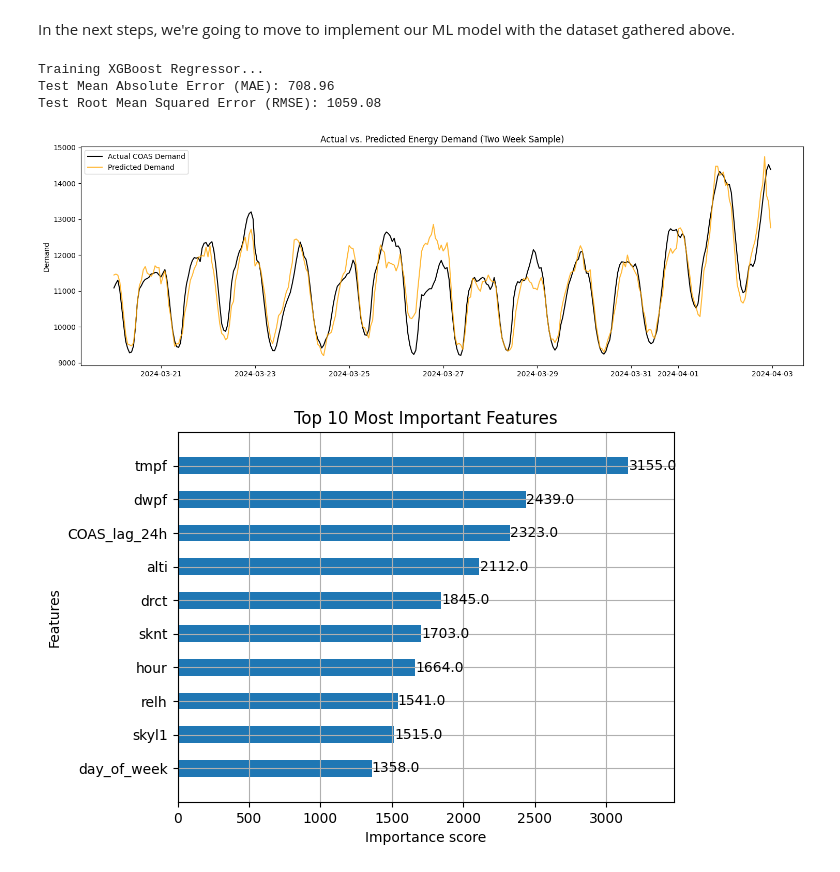
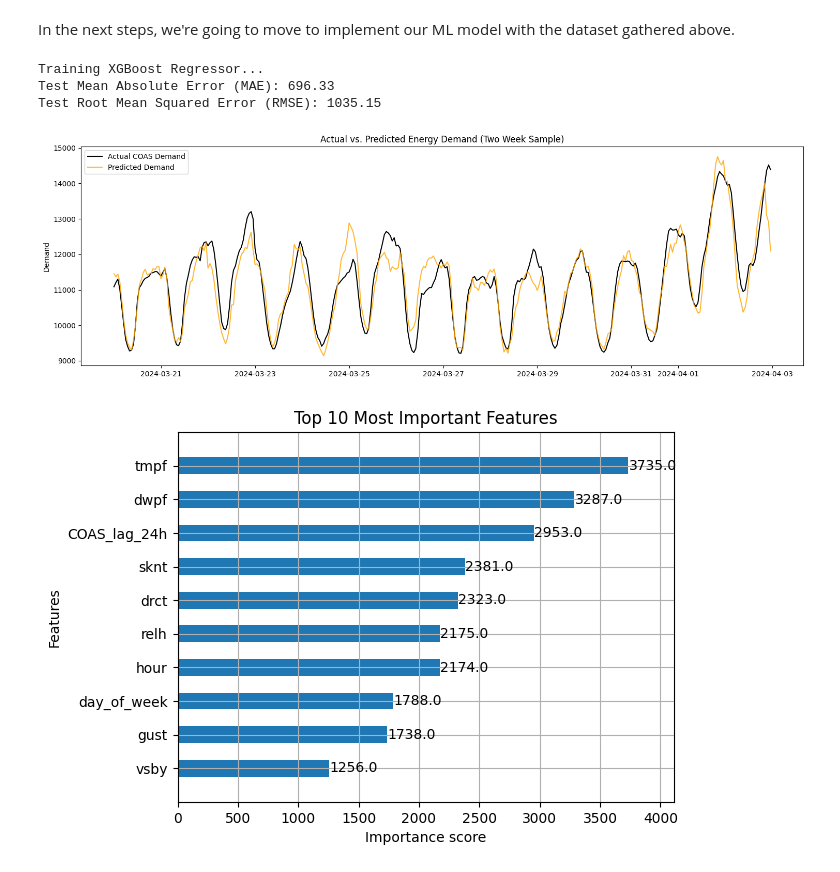
Before and after one commit to jzane1/datasci-project, a Jupyter notebook: notebook.ipynb, the cells around one changed output. Drawn from its saved outputs; the diff is of its cells as text; code cells hidden in the pictures.

Commit message:
drop observation-only weather features and clean up notebook
Made-with: Cursor

```diff
--- a/notebook.ipynb
+++ b/notebook.ipynb
@@ -225,12 +203,17 @@ from sklearn.metrics import mean_absolute_error, mean_squared_error
 import numpy as np
 import matplotlib.pyplot as plt
 
+
+y = df_final['COAS']
+X = df_final.drop(columns=['COAS'])
+
+
 # 1. Time-Series Split (80% Train, 20% Test)
 # CRITICAL: We slice the data sequentially without shuffling
-split_index = int(len(X_scaled) * 0.8)
+split_index = int(len(X) * 0.8)
 
-X_train = X_scaled.iloc[:split_index]
-X_test = X_scaled.iloc[split_index:]
+X_train = X.iloc[:split_index]
+X_test = X.iloc[split_index:]
 y_train = y.iloc[:split_index]
 y_test = y.iloc[split_index:]
 
@@ -244,34 +227,34 @@ xgb_model = xgb.XGBRegressor(
     random_state=42
 )
 xgb_model.fit(X_train, y_train)
 
 # 3. Make Predictions and Evaluate
 y_pred = xgb_model.predict(X_test)
 
 mae = mean_absolute_error(y_test, y_pred)
 rmse = np.sqrt(mean_squared_error(y_test, y_pred))
 
 print(f"Test Mean Absolute Error (MAE): {mae:.2f}")
 print(f"Test Root Mean Squared Error (RMSE): {rmse:.2f}")
 
 # 4. Visualize the Results (First 14 days of test set)
 hours_to_plot = 24 * 14
 plt.figure(figsize=(15, 5))
 plt.plot(y_test.index[:hours_to_plot], y_test.values[:hours_to_plot], label='Actual COAS Demand', color='black')
 plt.plot(y_test.index[:hours_to_plot], y_pred[:hours_to_plot], label='Predicted Demand', color='orange', alpha=0.8)
 plt.title('Actual vs. Predicted Energy Demand (Two Week Sample)')
 plt.ylabel('Demand')
 plt.legend()
 plt.tight_layout()
 plt.show()
 
 # 5. Visualize Feature Importance
 xgb.plot_importance(xgb_model, max_num_features=10, height=0.5)
 plt.title('Top 10 Most Important Features')
 plt.show()
 # %% [output]
 Training XGBoost Regressor...
-Test Mean Absolute Error (MAE): 708.96
-Test Root Mean Squared Error (RMSE): 1059.08
+Test Mean Absolute Error (MAE): 696.33
+Test Root Mean Squared Error (RMSE): 1035.15
-[figure, old version]
+[figure, new version]
-[figure, old version]
+[figure, new version]
```
Also changed, not shown: parts of 9 cells of this notebook, 1 other file.
